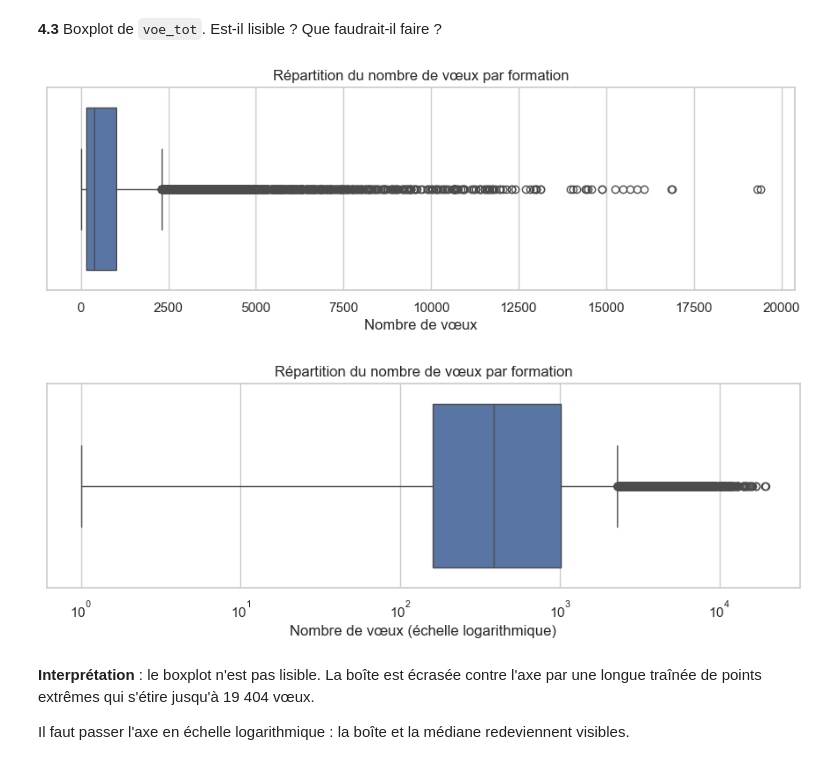
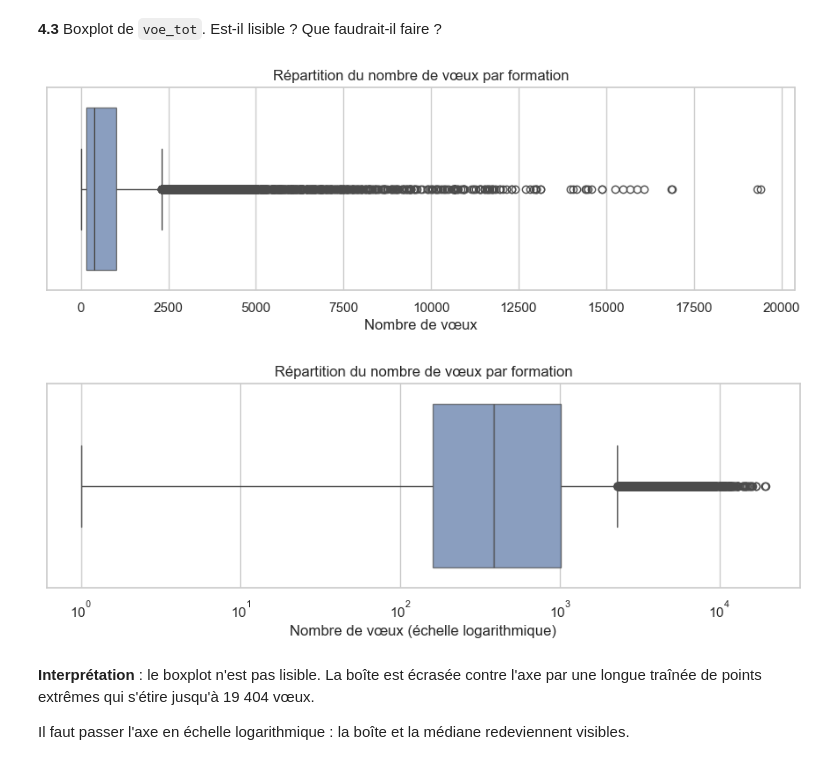
Before and after one commit to Atabbi/Analyse-Univari-, a Jupyter notebook: TP_Parcoursup.ipynb, the cells around one changed output. Saved outputs shown, nothing was run; the diff lists cells and outputs as text; code cells hidden in the pictures.

```diff
--- a/TP_Parcoursup.ipynb
+++ b/TP_Parcoursup.ipynb
@@ -352,21 +353,21 @@ plt.show()
 **4.3** Boxplot de `voe_tot`. Est-il lisible ? Que faudrait-il faire ?
 # %%
 plt.figure(figsize=(11, 3))
-sns.boxplot(data=df, x='voe_tot')
+sns.boxplot(data=df, x='voe_tot', color='#4C72B0', boxprops=dict(alpha=0.7))
 plt.xlabel("Nombre de vœux")
 plt.title("Répartition du nombre de vœux par formation")
 plt.show()
 # %% [output]
-[figure, old version]
+[figure, new version]
 # %%
 plt.figure(figsize=(11, 3))
-sns.boxplot(data=df, x='voe_tot')
+sns.boxplot(data=df, x='voe_tot', color='#4C72B0', boxprops=dict(alpha=0.7))
 plt.xscale('log')
 plt.xlabel("Nombre de vœux (échelle logarithmique)")
 plt.title("Répartition du nombre de vœux par formation")
 plt.show()
 # %% [output]
-[figure, old version]
+[figure, new version]
 # %% [markdown]
 **Interprétation** : le boxplot n'est pas lisible. La boîte est écrasée contre l'axe par une longue traînée de points extrêmes qui s'étire jusqu'à 19 404 vœux.
 
```
Also changed, not shown: parts of 8 cells of this notebook.
